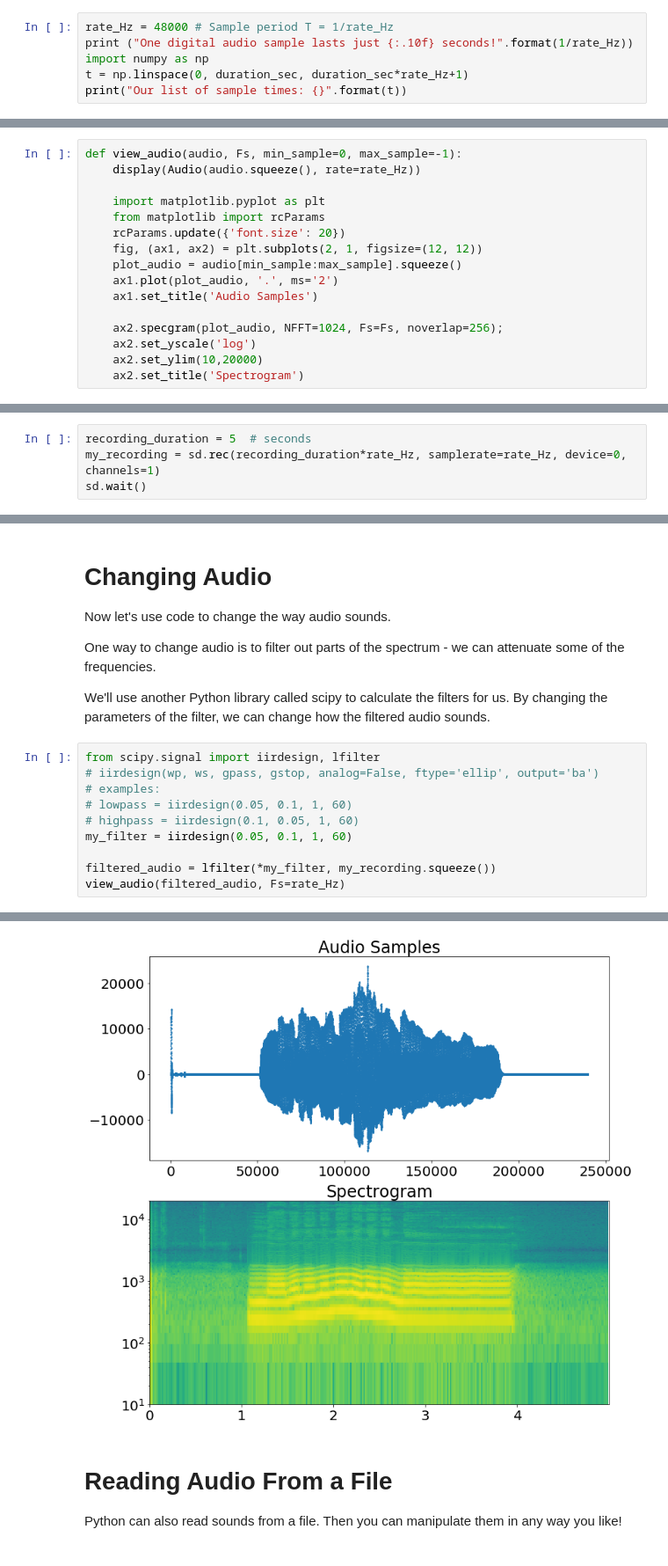
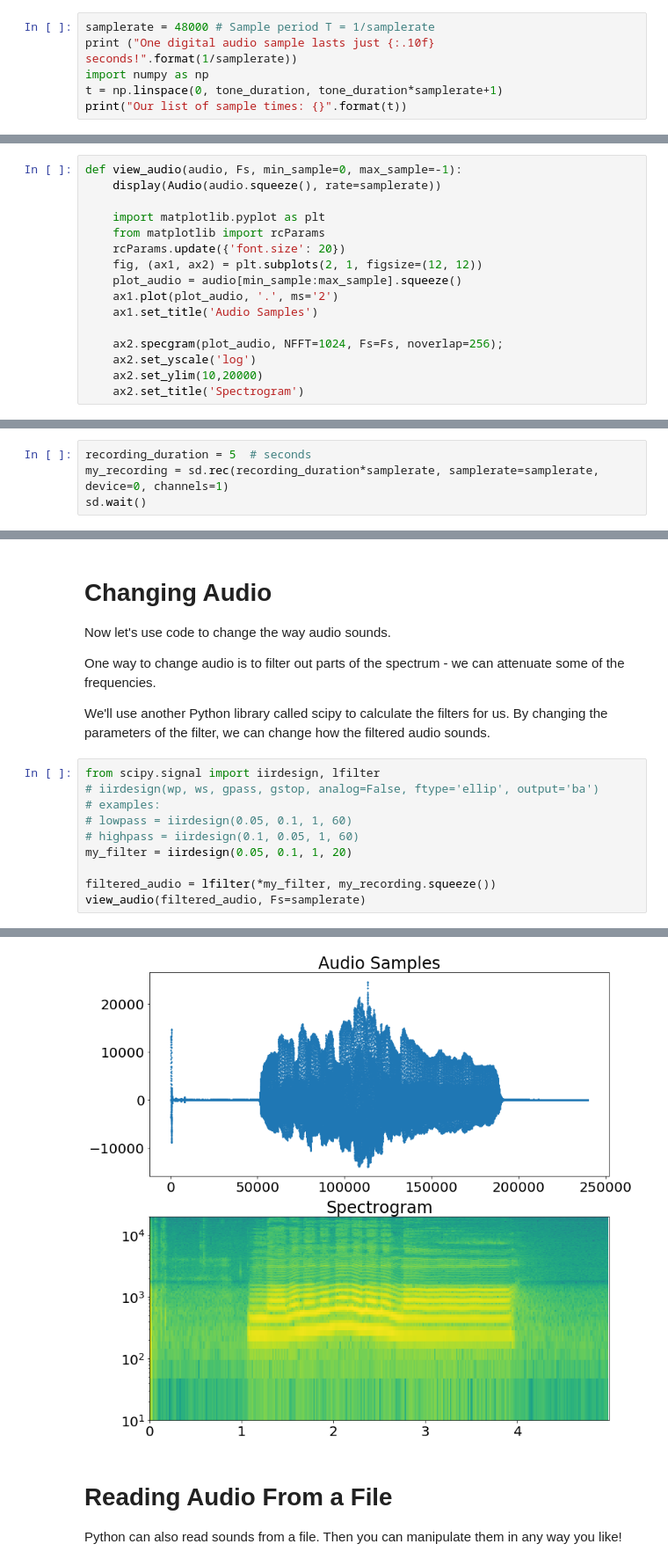
Before and after one commit to DolbyLaboratories/audio-code-demo, a Jupyter notebook: AudioDemo.ipynb, the cells around one changed output, grey strips where cells are left out. Shown at 88% size. Saved outputs shown, nothing was run; the diff lists cells and outputs as text.

```diff
--- a/AudioDemo.ipynb
+++ b/AudioDemo.ipynb
@@ -42,10 +42,10 @@ To help us make this list, we import numpy, which is a Python library useful for
 
 numpy makes this timeline for us automatically, if we give it the start value, the end value, and the number of steps to take inbetween.
 # %%
-rate_Hz = 48000 # Sample period T = 1/rate_Hz
-print ("One digital audio sample lasts just {:.10f} seconds!".format(1/rate_Hz))
+samplerate = 48000 # Sample period T = 1/samplerate
+print ("One digital audio sample lasts just {:.10f} seconds!".format(1/samplerate))
 import numpy as np
-t = np.linspace(0, duration_sec, duration_sec*rate_Hz+1)
+t = np.linspace(0, tone_duration, tone_duration*samplerate+1)
 print("Our list of sample times: {}".format(t))
 # %% [output]
 One digital audio sample lasts just 0.0000208333 seconds!
@@ -66,6 +66,6 @@ Now let's check out the wave! Here's a function for listening to the audio, as w
 # %%
 def view_audio(audio, Fs, min_sample=0, max_sample=-1):
-    display(Audio(audio.squeeze(), rate=rate_Hz))
+    display(Audio(audio.squeeze(), rate=samplerate))
 
     import matplotlib.pyplot as plt
     from matplotlib import rcParams
@@ -104,6 +102,6 @@ print(sd.query_devices())
 Now we'll run the recording, giving the function info about duration, sample rate, and device
 # %%
 recording_duration = 5  # seconds
-my_recording = sd.rec(recording_duration*rate_Hz, samplerate=rate_Hz, device=0, channels=1)
+my_recording = sd.rec(recording_duration*samplerate, samplerate=samplerate, device=0, channels=1)
 sd.wait()
 # %%
@@ -124,16 +122,16 @@ We'll use another Python library called scipy to calculate the filters for us. B
 # %%
 from scipy.signal import iirdesign, lfilter
 # iirdesign(wp, ws, gpass, gstop, analog=False, ftype='ellip', output='ba')
 # examples:
 # lowpass = iirdesign(0.05, 0.1, 1, 60)
 # highpass = iirdesign(0.1, 0.05, 1, 60)
-my_filter = iirdesign(0.05, 0.1, 1, 60)
+my_filter = iirdesign(0.05, 0.1, 1, 20)
 
 filtered_audio = lfilter(*my_filter, my_recording.squeeze())
-view_audio(filtered_audio, Fs=rate_Hz)
+view_audio(filtered_audio, Fs=samplerate)
 # %% [output]
 [interactive output not drawn]
-[figure, old version]
+[figure, new version]
 # %% [markdown]
 <h1>Reading Audio From a File</h1>
 
```
Also changed, not shown: parts of 8 cells of this notebook.
